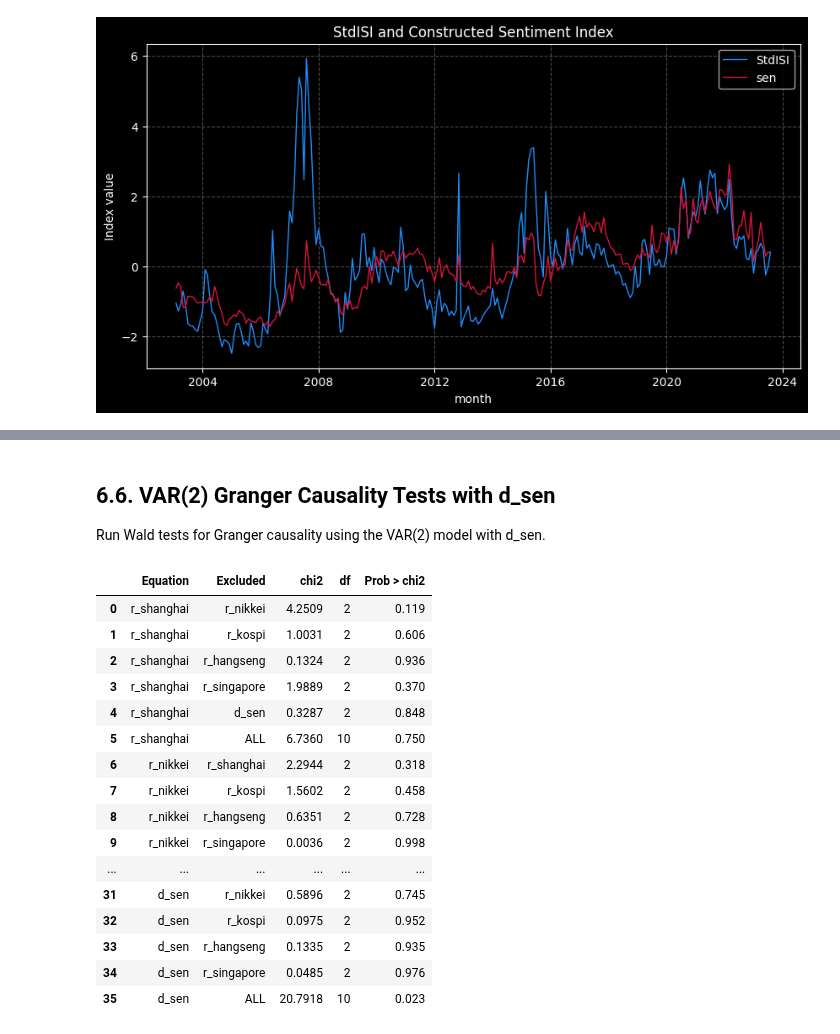
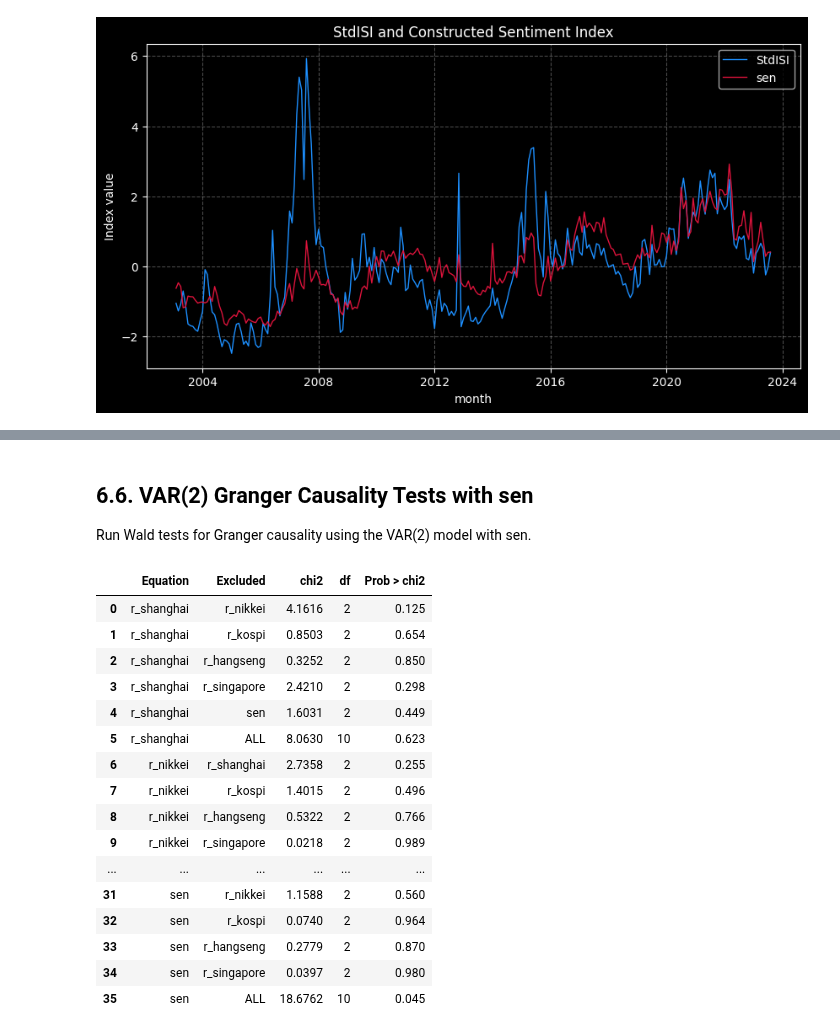
Before and after one commit to yang2094582004-ai/MSIN0114---Dissertation, a Jupyter notebook: Analysis.ipynb, the cells around one changed output, grey strips where cells are left out. Cells and saved outputs as stored; diff of their text form; code cells hidden in the pictures.

```diff
--- a/Analysis.ipynb
+++ b/Analysis.ipynb
@@ -1236,9 +1241,9 @@ pca_df["sen"] = (
 # Remove previous PCA columns so this cell can be run repeatedly without suffixes.
 analysis_df = analysis_df.drop(
     columns=[
-        "pca1", "pca2", "sen", "d_sen",
+        "pca1", "pca2", "sen",
         "pca1_x", "pca1_y", "pca2_x", "pca2_y",
-        "sen_x", "sen_y", "d_sen_x", "d_sen_y"
+        "sen_x", "sen_y"
     ],
     errors="ignore"
 )
@@ -1249,13 +1254,10 @@ analysis_df = analysis_df.merge(
     how="left"
 )
 
-# Use the first difference of sen for stationarity and alternative VAR analysis.
-analysis_df["d_sen"] = analysis_df["sen"].diff()
-
 print(f"PCA1 weight: {pca1_weight / total_weight:.4f}")
 print(f"PCA2 weight: {pca2_weight / total_weight:.4f}")
 
-analysis_df[["month", "pca1", "pca2", "sen", "d_sen"]].head()
+analysis_df[["month", "pca1", "pca2", "sen"]].head()
 # %% [output]
 PCA1 weight: 0.5532
 PCA2 weight: 0.4468
@@ -1376,12 +1394,12 @@ Estimate the VAR model with two lags using market returns and the first-differen
 # %%
-# Estimate the VAR(2) model with d_sen.
+# Estimate the VAR(2) model with sen.
 var_vars_sen = [
     "r_shanghai",
     "r_nikkei",
     "r_kospi",
     "r_hangseng",
     "r_singapore",
-    "d_sen"
+    "sen"
 ]
 
 var_data_sen = analysis_df[var_vars_sen].dropna().copy()
@@ -1416,5 +1434,5 @@ Create a complete coefficient table for the VAR(2) model using d_sen.
 # %%
-# Complete coefficient table for the VAR(2) model with d_sen.
+# Complete coefficient table for the VAR(2) model with sen.
 params = var_results_sen_lag2.params
 stderr = var_results_sen_lag2.stderr
 zvalues = var_results_sen_lag2.tvalues
@@ -1428,7 +1446,7 @@ base_variables = [
     "r_kospi",
     "r_hangseng",
     "r_singapore",
-    "d_sen"
+    "sen"
 ]
 
 ordered_parameters = []
@@ -1540,16 +1558,16 @@ VAR(2) with d_sen satisfies stability condition.
 # %% [markdown]
-## 6.6. VAR(2) Granger Causality Tests with d_sen
+## 6.6. VAR(2) Granger Causality Tests with sen
 
-Run Wald tests for Granger causality using the VAR(2) model with d_sen.
+Run Wald tests for Granger causality using the VAR(2) model with sen.
 # %%
-# Granger causality Wald tests using the VAR(2) model with d_sen.
+# Granger causality Wald tests using the VAR(2) model with sen.
 var_names_sen = [
     "r_shanghai",
     "r_nikkei",
     "r_kospi",
     "r_hangseng",
     "r_singapore",
-    "d_sen"
+    "sen"
 ]
 
 granger_sen_lag2_rows = []
@@ -1570,46 +1588,46 @@ for equation in var_names_sen:
             "Excluded": excluded,
             "chi2": test_result.test_statistic,
             "df": test_result.df,
             "Prob > chi2": test_result.pvalue
         })
 
     # Test all other variables jointly.
     test_all = var_results_sen_lag2.test_causality(
         caused=equation,
         causing=excluded_vars,
         kind="wald"
     )
 
     granger_sen_lag2_rows.append({
         "Equation": equation,
         "Excluded": "ALL",
         "chi2": test_all.test_statistic,
         "df": test_all.df,
         "Prob > chi2": test_all.pvalue
     })
 
 granger_sen_lag2_table = pd.DataFrame(granger_sen_lag2_rows)
 
 granger_sen_lag2_table_formatted = granger_sen_lag2_table.copy()
 granger_sen_lag2_table_formatted["chi2"] = granger_sen_lag2_table_formatted["chi2"].map(lambda x: f"{x:.4f}")
 granger_sen_lag2_table_formatted["Prob > chi2"] = granger_sen_lag2_table_formatted["Prob > chi2"].map(lambda x: f"{x:.3f}")
 
 display(granger_sen_lag2_table_formatted)
 # %% [output]
 |  | Equation | Excluded | chi2 | df | Prob > chi2 |
-| 0 | r_shanghai | r_nikkei | 4.2509 | 2 | 0.119 |
-| 1 | r_shanghai | r_kospi | 1.0031 | 2 | 0.606 |
-| 2 | r_shanghai | r_hangseng | 0.1324 | 2 | 0.936 |
-| 3 | r_shanghai | r_singapore | 1.9889 | 2 | 0.370 |
-| 4 | r_shanghai | d_sen | 0.3287 | 2 | 0.848 |
-| 5 | r_shanghai | ALL | 6.7360 | 10 | 0.750 |
-| 6 | r_nikkei | r_shanghai | 2.2944 | 2 | 0.318 |
-| 7 | r_nikkei | r_kospi | 1.5602 | 2 | 0.458 |
-| 8 | r_nikkei | r_hangseng | 0.6351 | 2 | 0.728 |
-| 9 | r_nikkei | r_singapore | 0.0036 | 2 | 0.998 |
+| 0 | r_shanghai | r_nikkei | 4.1616 | 2 | 0.125 |
+| 1 | r_shanghai | r_kospi | 0.8503 | 2 | 0.654 |
+| 2 | r_shanghai | r_hangseng | 0.3252 | 2 | 0.850 |
+| 3 | r_shanghai | r_singapore | 2.4210 | 2 | 0.298 |
+| 4 | r_shanghai | sen | 1.6031 | 2 | 0.449 |
+| 5 | r_shanghai | ALL | 8.0630 | 10 | 0.623 |
+| 6 | r_nikkei | r_shanghai | 2.7358 | 2 | 0.255 |
+| 7 | r_nikkei | r_kospi | 1.4015 | 2 | 0.496 |
+| 8 | r_nikkei | r_hangseng | 0.5322 | 2 | 0.766 |
+| 9 | r_nikkei | r_singapore | 0.0218 | 2 | 0.989 |
 | ... | ... | ... | ... | ... | ... |
-| 31 | d_sen | r_nikkei | 0.5896 | 2 | 0.745 |
-| 32 | d_sen | r_kospi | 0.0975 | 2 | 0.952 |
-| 33 | d_sen | r_hangseng | 0.1335 | 2 | 0.935 |
-| 34 | d_sen | r_singapore | 0.0485 | 2 | 0.976 |
-| 35 | d_sen | ALL | 20.7918 | 10 | 0.023 |
+| 31 | sen | r_nikkei | 1.1588 | 2 | 0.560 |
+| 32 | sen | r_kospi | 0.0740 | 2 | 0.964 |
+| 33 | sen | r_hangseng | 0.2779 | 2 | 0.870 |
+| 34 | sen | r_singapore | 0.0397 | 2 | 0.980 |
+| 35 | sen | ALL | 18.6762 | 10 | 0.045 |
```
Also changed, not shown: parts of 18 cells of this notebook, 3 other files.
